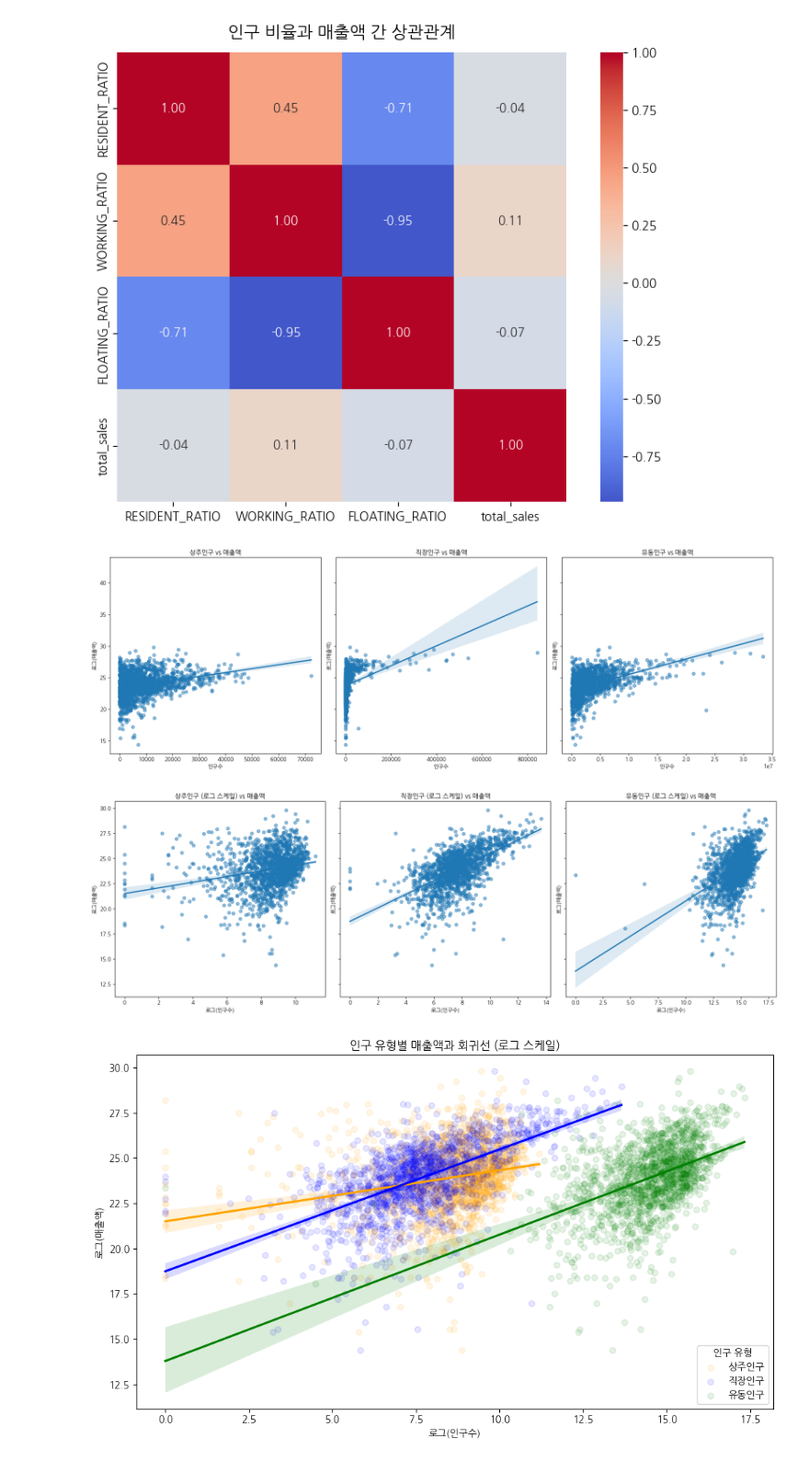
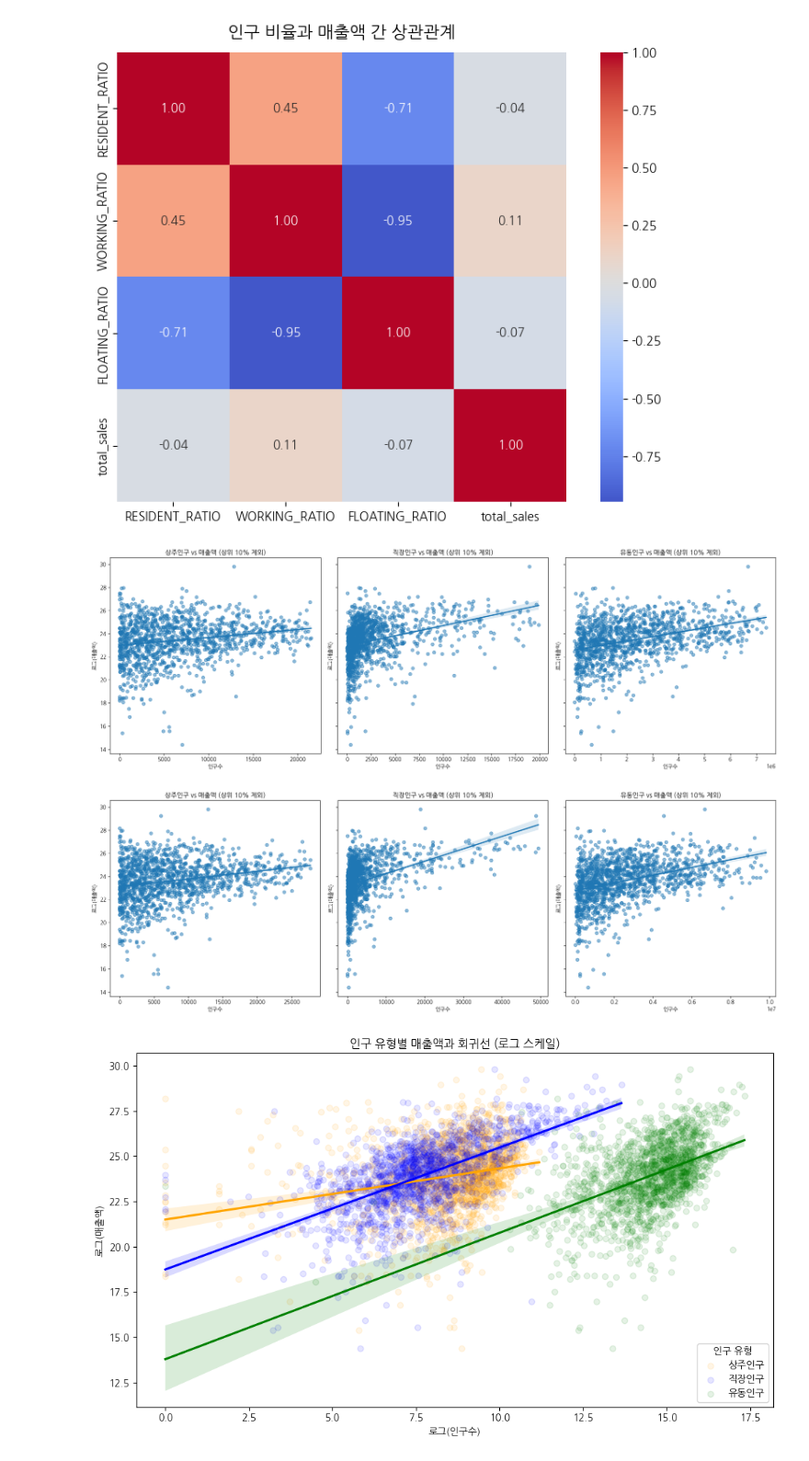
Before and after one commit to hyoinYang/eda-repo-4, a Jupyter notebook: src/eda/local_population_and_commercial_area_.ipynb, the cells around one changed output. Shown at 92% size. Saved outputs shown, nothing was run; the diff lists cells and outputs as text; code cells hidden in the pictures.

Commit message:
refactor: update graph

```diff
--- a/src/eda/local_population_and_commercial_area_.ipynb
+++ b/src/eda/local_population_and_commercial_area_.ipynb
@@ -481,15 +539,22 @@ import seaborn as sns
 import matplotlib.pyplot as plt
 import koreanize_matplotlib
 
+# 상위 10% 제거한 데이터 생성
+filtered = merged[
+    (merged['RESIDENT'] <= merged['RESIDENT'].quantile(0.9)) &
+    (merged['WORKING'] <= merged['WORKING'].quantile(0.9)) &
+    (merged['FLOATING'] <= merged['FLOATING'].quantile(0.9))
+]
+
 fig, axes = plt.subplots(1, 3, figsize=(18, 6), sharey=True)
 
-sns.regplot(data=merged, x='RESIDENT', y='log_sales', ax=axes[0], scatter_kws={'alpha':0.5})
-sns.regplot(data=merged, x='WORKING', y='log_sales', ax=axes[1], scatter_kws={'alpha':0.5})
-sns.regplot(data=merged, x='FLOATING', y='log_sales', ax=axes[2], scatter_kws={'alpha':0.5})
+sns.regplot(data=filtered, x='RESIDENT', y='log_sales', ax=axes[0], scatter_kws={'alpha':0.5})
+sns.regplot(data=filtered, x='WORKING', y='log_sales', ax=axes[1], scatter_kws={'alpha':0.5})
+sns.regplot(data=filtered, x='FLOATING', y='log_sales', ax=axes[2], scatter_kws={'alpha':0.5})
 
-axes[0].set_title('상주인구 vs 매출액')
-axes[1].set_title('직장인구 vs 매출액')
-axes[2].set_title('유동인구 vs 매출액')
+axes[0].set_title('상주인구 vs 매출액 (상위 10% 제외)')
+axes[1].set_title('직장인구 vs 매출액 (상위 10% 제외)')
+axes[2].set_title('유동인구 vs 매출액 (상위 10% 제외)')
 
 for ax in axes:
     ax.set_xlabel('인구수')
@@ -498,32 +563,37 @@ for ax in axes:
 plt.tight_layout()
 plt.show()
 # %% [output]
-[figure, old version]
+[figure, new version]
 # %%
 import seaborn as sns
 import matplotlib.pyplot as plt
 import koreanize_matplotlib
-import numpy as np
+
+# 상위 10% 제거한 데이터 생성
+filtered = merged[
+    (merged['RESIDENT'] <= merged['RESIDENT'].quantile(0.95)) &
+    (merged['WORKING'] <= merged['WORKING'].quantile(0.95)) &
+    (merged['FLOATING'] <= merged['FLOATING'].quantile(0.95))
+]
 
 fig, axes = plt.subplots(1, 3, figsize=(18, 6), sharey=True)
 
-# 로그 스케일 적용 (0 값 방지 위해 +1)
-sns.regplot(data=merged, x=np.log1p(merged['RESIDENT']), y='log_sales', ax=axes[0], scatter_kws={'alpha':0.5})
-sns.regplot(data=merged, x=np.log1p(merged['WORKING']), y='log_sales', ax=axes[1], scatter_kws={'alpha':0.5})
-sns.regplot(data=merged, x=np.log1p(merged['FLOATING']), y='log_sales', ax=axes[2], scatter_kws={'alpha':0.5})
+sns.regplot(data=filtered, x='RESIDENT', y='log_sales', ax=axes[0], scatter_kws={'alpha':0.5})
+sns.regplot(data=filtered, x='WORKING', y='log_sales', ax=axes[1], scatter_kws={'alpha':0.5})
+sns.regplot(data=filtered, x='FLOATING', y='log_sales', ax=axes[2], scatter_kws={'alpha':0.5})
 
-axes[0].set_title('상주인구 (로그 스케일) vs 매출액')
-axes[1].set_title('직장인구 (로그 스케일) vs 매출액')
-axes[2].set_title('유동인구 (로그 스케일) vs 매출액')
+axes[0].set_title('상주인구 vs 매출액 (상위 10% 제외)')
+axes[1].set_title('직장인구 vs 매출액 (상위 10% 제외)')
+axes[2].set_title('유동인구 vs 매출액 (상위 10% 제외)')
 
 for ax in axes:
-    ax.set_xlabel('로그(인구수)')
+    ax.set_xlabel('인구수')
     ax.set_ylabel('로그(매출액)')
 
 plt.tight_layout()
 plt.show()
 # %% [output]
-[figure, old version]
+[figure, new version]
 # %%
 import seaborn as sns
 import matplotlib.pyplot as plt
```
Also changed, not shown: parts of 6 cells of this notebook.
